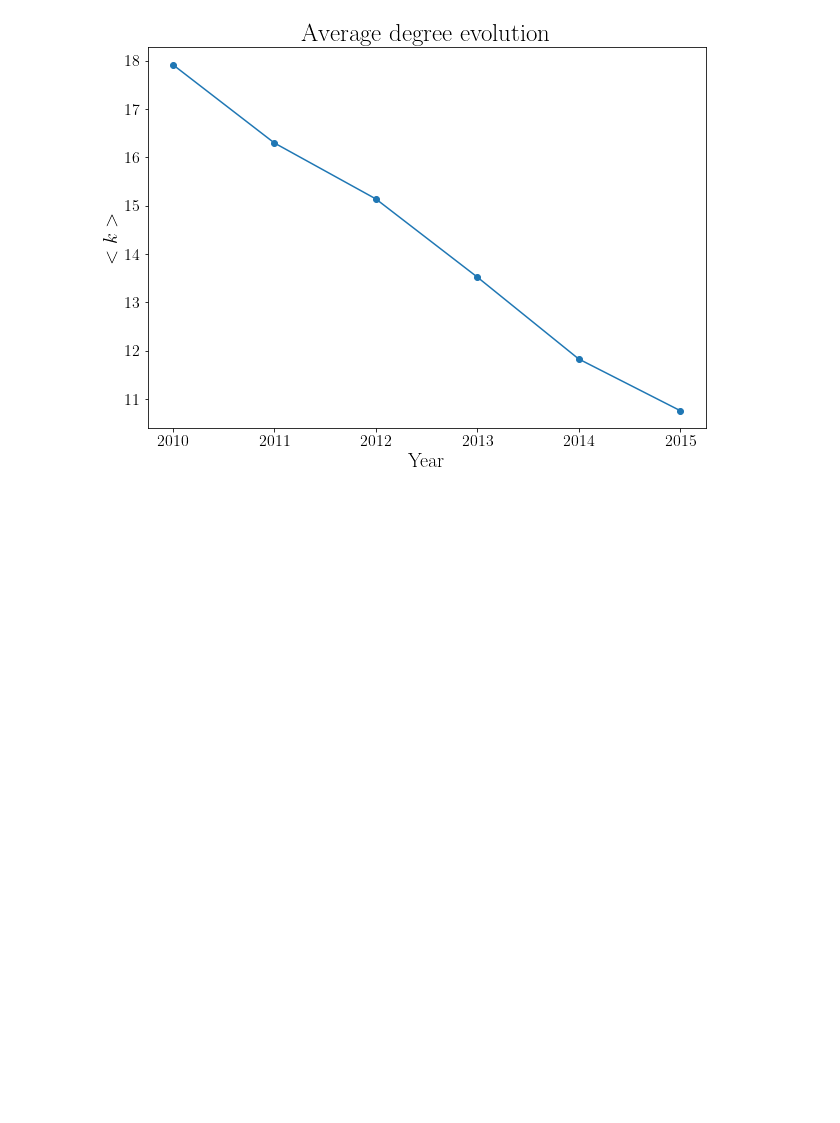
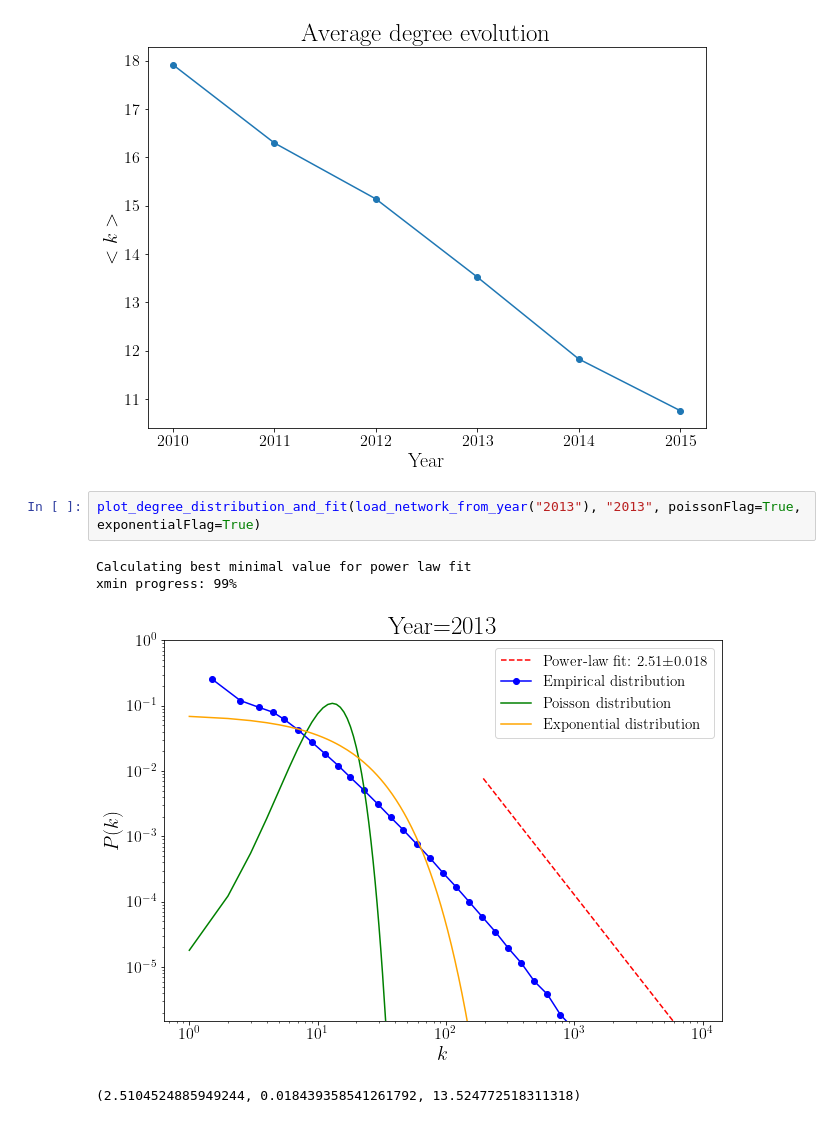
Before and after one commit to luis-tm/network_science, a Jupyter notebook: FINAL_PROJECT_CODE.ipynb, the cells around one changed output. Cells and saved outputs as stored; diff of their text form; blank space fills up the shorter version.

```diff
--- a/FINAL_PROJECT_CODE.ipynb
+++ b/FINAL_PROJECT_CODE.ipynb
@@ -286,3 +296,10 @@ xmin progress: 99%
 [figure]
 [figure]
 [figure]
+# %%
+plot_degree_distribution_and_fit(load_network_from_year("2013"), "2013", poissonFlag=True, exponentialFlag=True)
+# %% [output]
+Calculating best minimal value for power law fit
+xmin progress: 99%
+[figure, added]
+(2.5104524885949244, 0.018439358541261792, 13.524772518311318)
```
Also changed, not shown: parts of 4 cells of this notebook.
